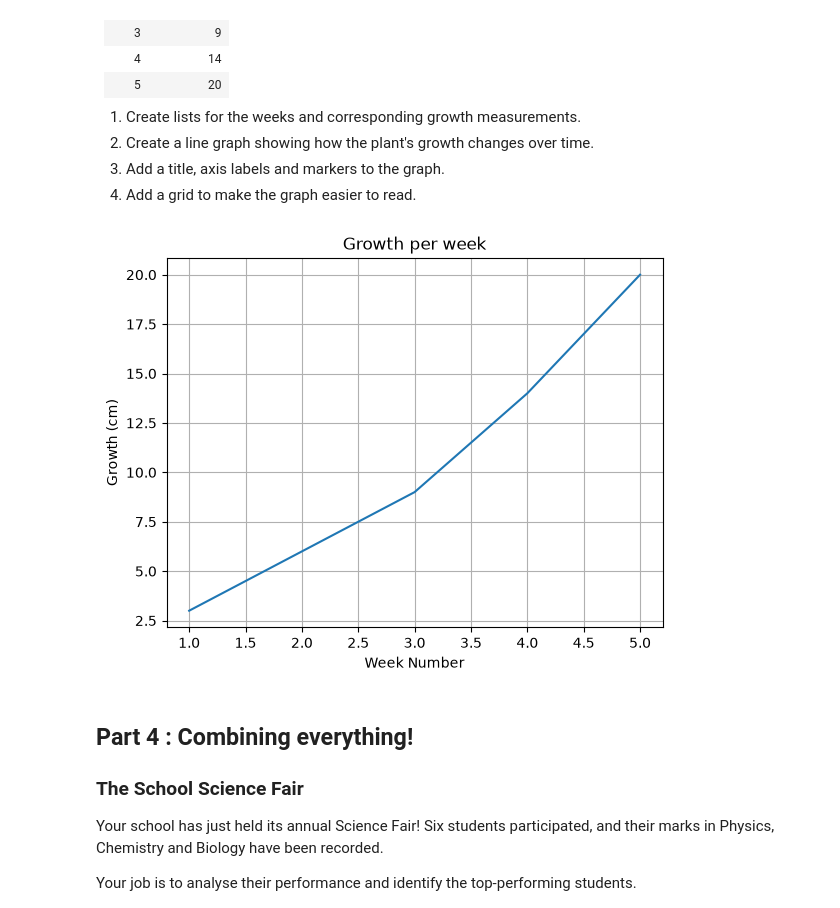
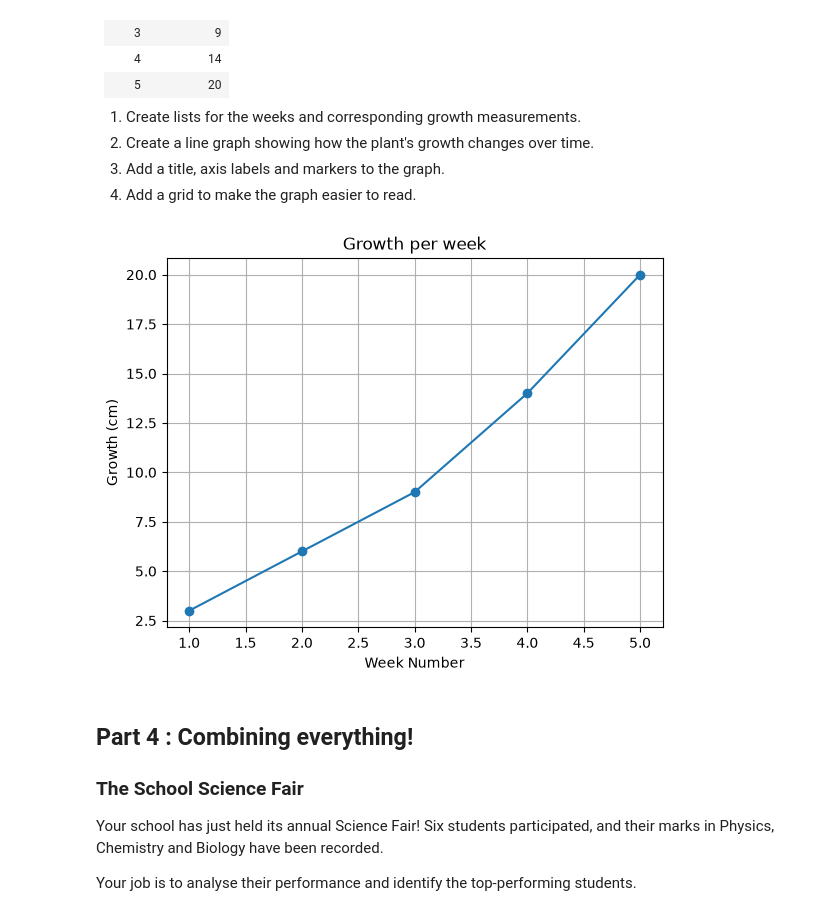
Before and after one commit to SidVenkatesh26/coding-cafe, a Jupyter notebook: lab9.ipynb, the cells around one changed output. Drawn from its saved outputs; the diff is of its cells as text; code cells hidden in the pictures.

```diff
--- a/lab9.ipynb
+++ b/lab9.ipynb
@@ -378,14 +378,14 @@ A plant's growth is recorded over five weeks.
 # %%
 # your code here
 Week = [1, 2, 3, 4, 5]
 Growth = [3, 6, 9, 14, 20]
-plt.plot(Week , Growth )
+plt.plot(Week , Growth, marker = 'o')
 plt.title("Growth per week")
 plt.xlabel("Week Number")
 plt.ylabel("Growth (cm)")
 plt.grid()
 # %% [output]
-[figure, old version]
+[figure, new version]
 # %% [markdown]
 ## Part 4 : Combining everything!
 ### The School Science Fair
```
